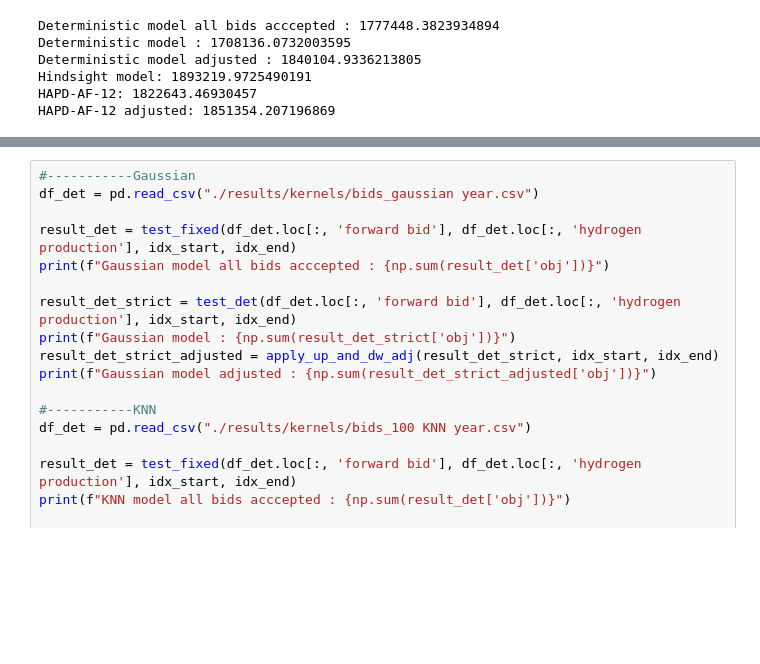
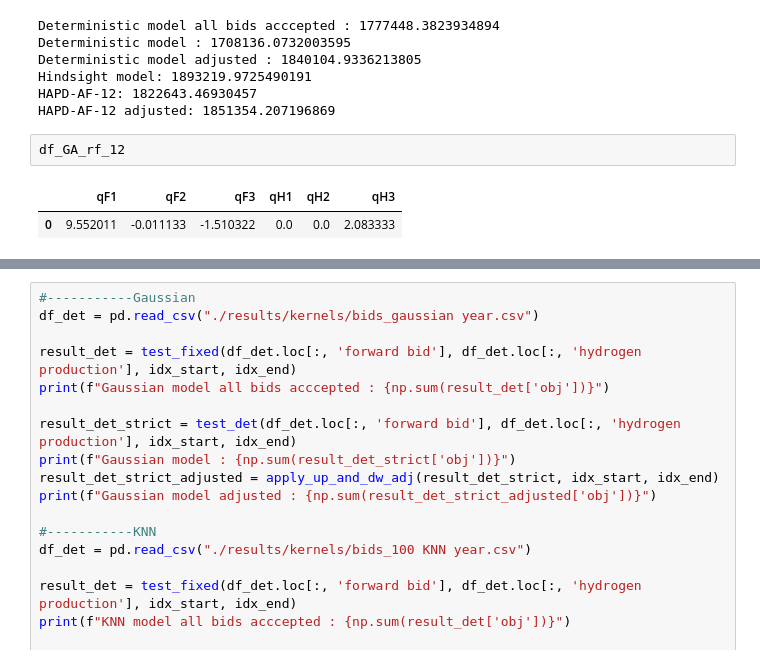
Before and after one commit to FrederikFertin/contextual_dm_in_power_sys, a Jupyter notebook: feature-driven-trading-of-wind-power-and-hydrogen-main/evaluation_2020.ipynb, the cells around one changed output, grey strips where cells are left out. Drawn from its saved outputs; the diff is of its cells as text; blank space fills up the shorter version.

```diff
--- a/feature-driven-trading-of-wind-power-and-hydrogen-main/evaluation_2020.ipynb
+++ b/feature-driven-trading-of-wind-power-and-hydrogen-main/evaluation_2020.ipynb
@@ -979,3 +979,8 @@ Deterministic model adjusted : 1840104.9336213805
 Hindsight model: 1893219.9725490191
 HAPD-AF-12: 1822643.46930457
 HAPD-AF-12 adjusted: 1851354.207196869
+# %%
+df_GA_rf_12
+# %% [output]
+|  | qF1 | qF2 | qF3 | qH1 | qH2 | qH3 |
+| 0 | 9.552011 | -0.011133 | -1.510322 | 0.0 | 0.0 | 2.083333 |
```
Also changed, not shown: parts of 1 cell of this notebook, 7 other files.
